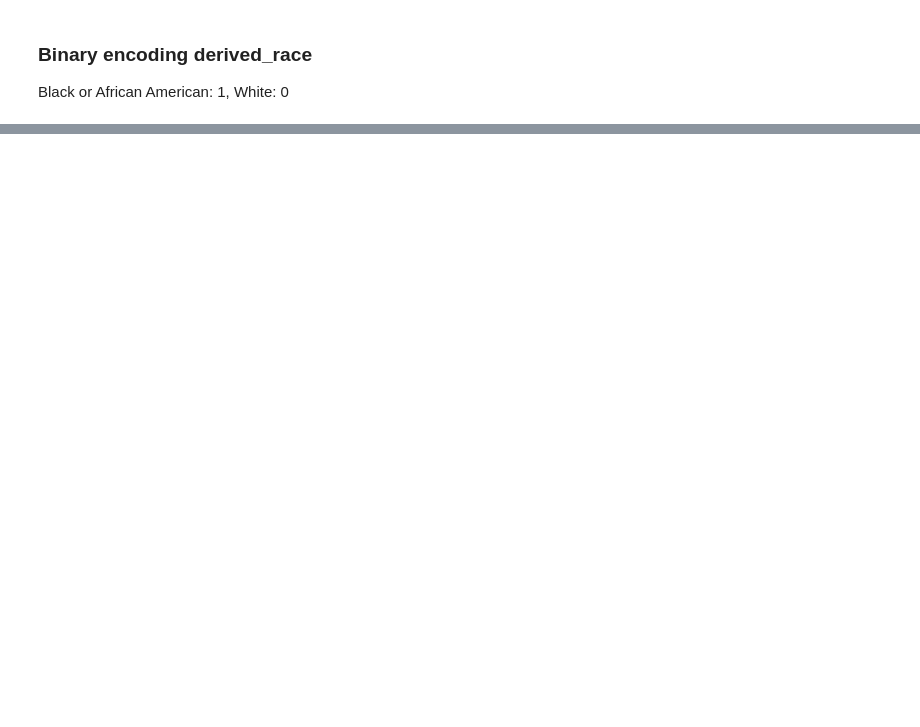
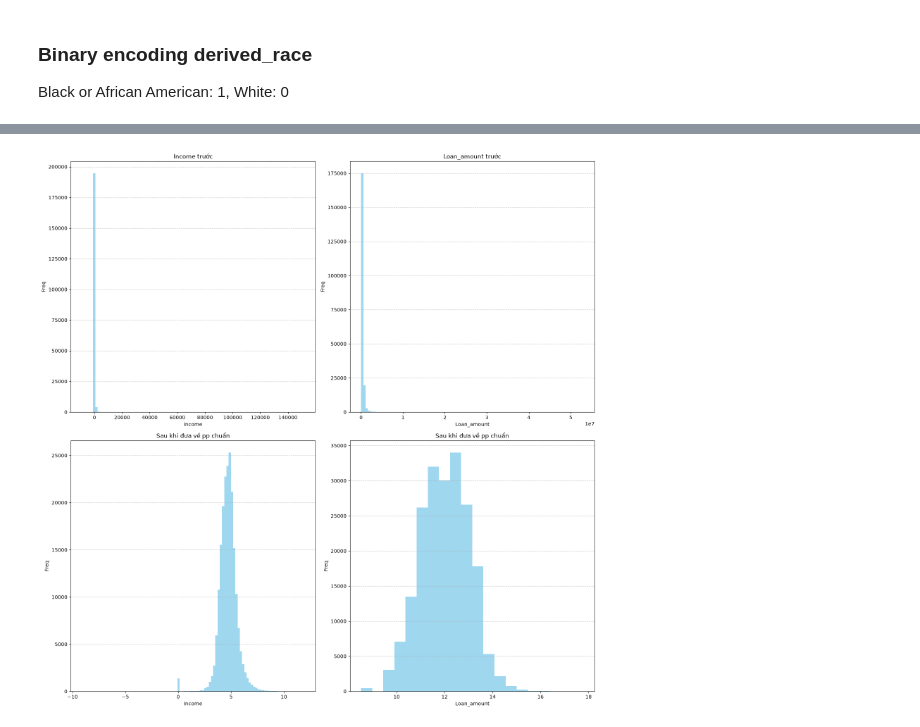
Before and after one commit to DAP391m-Group12/DAP391m, a Jupyter notebook: notebooks/01_eda.ipynb, the cells around one changed output, grey strips where cells are left out. Saved outputs shown, nothing was run; the diff lists cells and outputs as text; code cells hidden in the pictures; blank space fills up the shorter version.

```diff
--- a/notebooks/01_eda.ipynb
+++ b/notebooks/01_eda.ipynb
@@ -63,0 +125,6 @@ df_2024["action_taken"] = df_2024["action_taken"].map({
+# %%
+income_raw_2023 = df_2023["income"]
+loan_amount_raw_2023 = df_2023["loan_amount"]
+
+income_processed = np.sign(income_raw_2023) * np.log1p(np.abs(income_raw_2023))
+loan_amount_processed = np.sign(loan_amount_raw_2023) * np.log1p(np.abs(loan_amount_raw_2023))
@@ -63,0 +143,32 @@ df_2024["action_taken"] = df_2024["action_taken"].map({
+# %%
+
+fig, axes = plt.subplots(2, 2, figsize=(16, 16))
+bins = 100
+axes[0, 0].hist(income_raw_2023, bins=bins, color="skyblue", alpha=0.8)
+axes[0, 0].set_title("Income trước")
+axes[0, 0].set_xlabel("Income")
+axes[0, 0].set_ylabel("Freq")
+axes[0, 0].grid(axis='y', linestyle='--', alpha=0.7)
+
+axes[0, 1].hist(loan_amount_raw_2023, bins=bins, color="skyblue", alpha=0.8)
+axes[0, 1].set_title("Loan_amount trước")
+axes[0, 1].set_xlabel("Loan_amount")
+axes[0, 1].set_ylabel("Freq")
+axes[0, 1].grid(axis='y', linestyle='--', alpha=0.7)
+
+axes[1, 0].hist(income_processed, bins=bins, color="skyblue", alpha=0.8)
+axes[1, 0].set_title("Sau khi đưa về pp chuẩn")
+axes[1, 0].set_xlabel("Income")
+axes[1, 0].set_ylabel("Freq")
+axes[1, 0].grid(axis='y', linestyle='--', alpha=0.7)
+
+axes[1, 1].hist(loan_amount_processed, bins=20, color="skyblue", alpha=0.8)
+axes[1, 1].set_title("Sau khi đưa về pp chuẩn")
+axes[1, 1].set_xlabel("Loan_amount")
+axes[1, 1].set_ylabel("Freq")
+axes[1, 1].grid(axis='y', linestyle='--', alpha=0.7)
+
+plt.tight_layout()
+plt.show()
+# %% [output]
+[figure, added]
```
Also changed, not shown: parts of 20 cells of this notebook, 16 other files.
